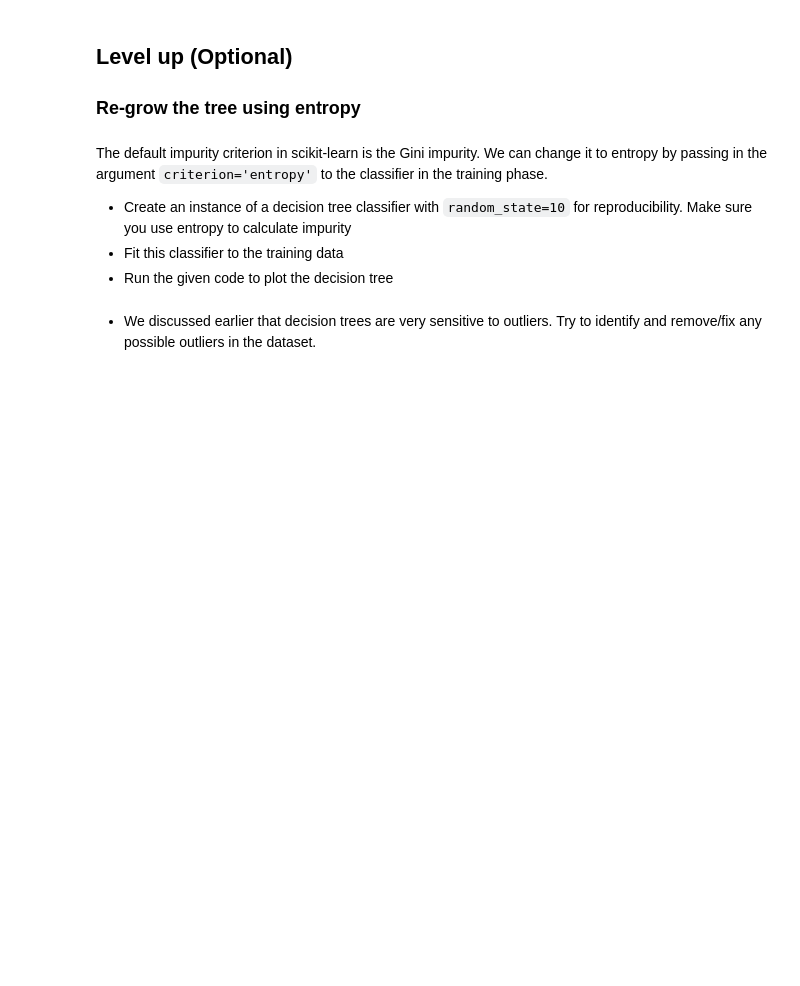
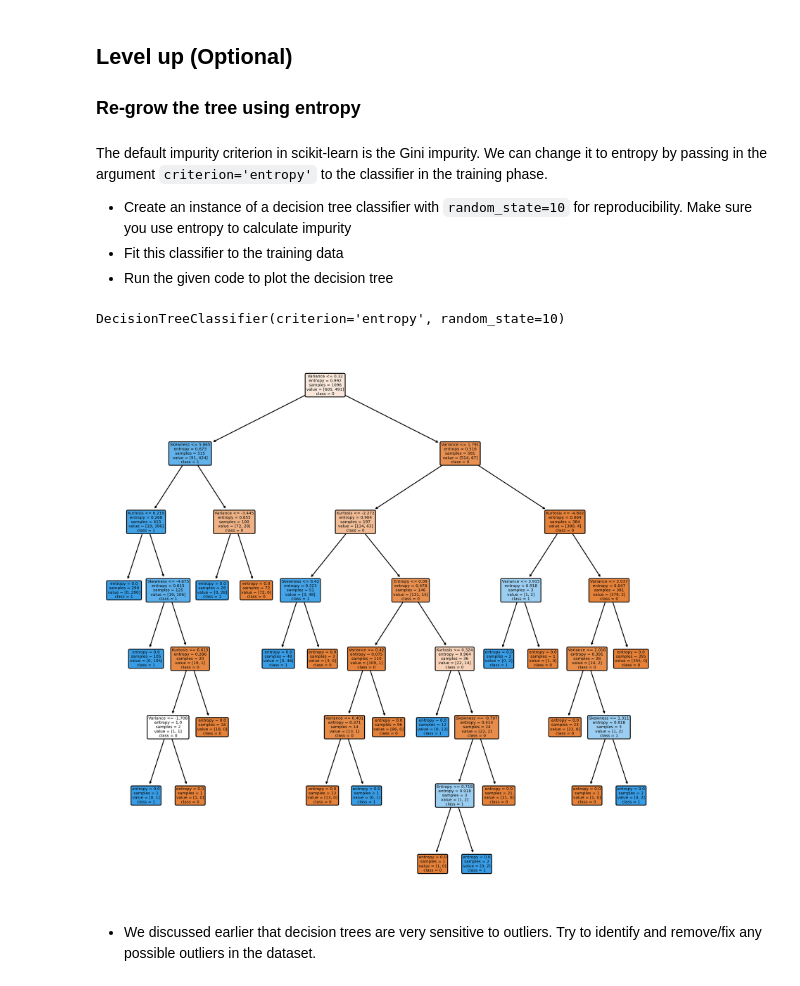
Before and after one commit to Philipmwasi/Decision-Trees-Labs, a Jupyter notebook: dsc-decision-trees-lab-master/index.ipynb, the cells around one changed output. Cells and saved outputs as stored; diff of their text form; code cells hidden in the pictures; blank space fills up the shorter version.

```diff
--- a/dsc-decision-trees-lab-master/index.ipynb
+++ b/dsc-decision-trees-lab-master/index.ipynb
@@ -155,15 +163,20 @@ The default impurity criterion in scikit-learn is the Gini impurity. We can chan
 - Run the given code to plot the decision tree
 # %%
 # Instantiate and fit a DecisionTreeClassifier
-classifier_2 = None
+classifier_2 = DecisionTreeClassifier(criterion = 'entropy', random_state = 10)
+classifier_2.fit(X_train, y_train)
+# %% [output]
+DecisionTreeClassifier(criterion='entropy', random_state=10)
 # %%
 # Plot and show decision tree
-plt.figure(figsize=(12,12), dpi=500)
+plt.figure(figsize=(12,12), dpi=300)
 tree.plot_tree(classifier_2,
-               feature_names=X.columns,
-               class_names=np.unique(y).astype('str'),
+               feature_names = list(X.columns),
+               class_names = list(np.unique(y).astype('str')),
                filled=True, rounded=True)
 plt.show()
+# %% [output]
+[figure, added]
 # %% [markdown]
 - We discussed earlier that decision trees are very sensitive to outliers. Try to identify and remove/fix any possible outliers in the dataset.
 # %% [markdown]
```
Also changed, not shown: parts of 3 cells of this notebook.
